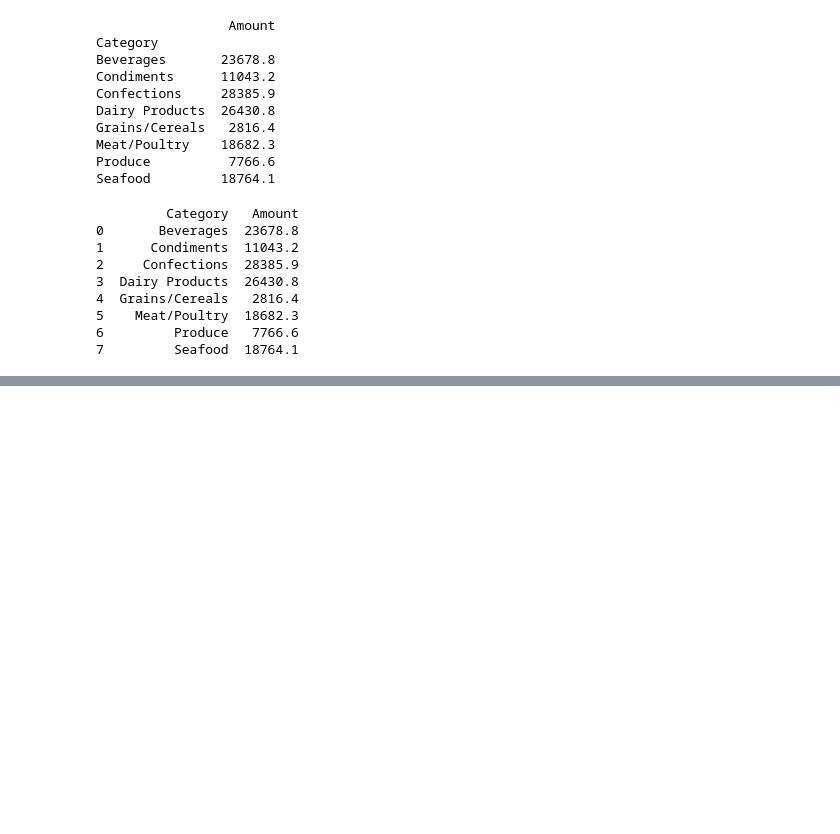
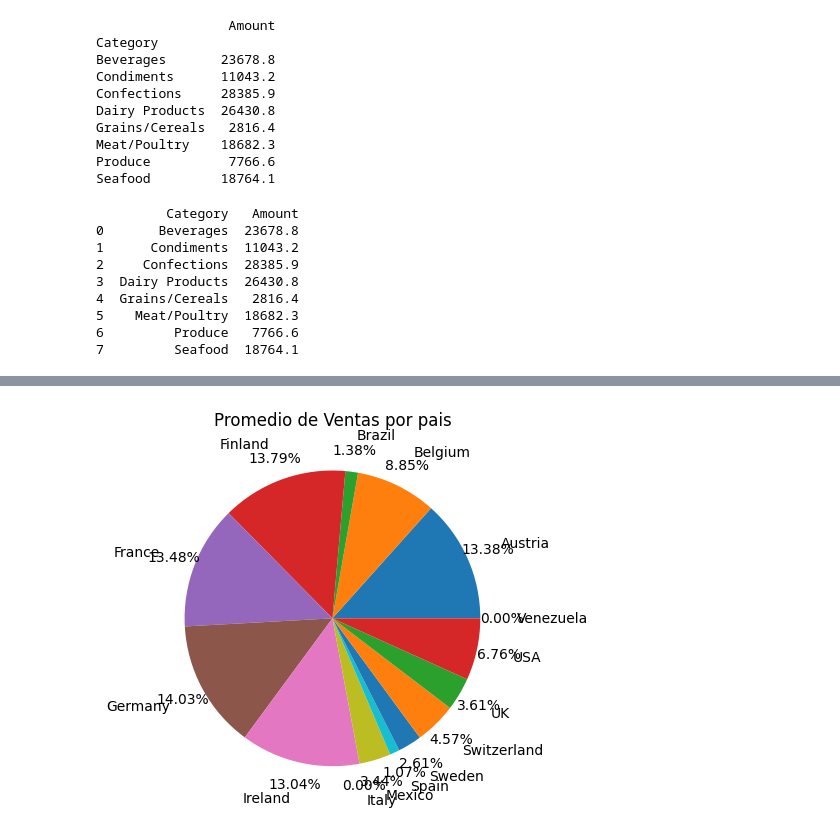
Before and after one commit to leocareer/python-course, a Jupyter notebook: 100924.ipynb, the cells around one changed output, grey strips where cells are left out. Saved outputs shown, nothing was run; the diff lists cells and outputs as text; code cells hidden in the pictures; blank space fills up the shorter version.

```diff
--- a/100924.ipynb
+++ b/100924.ipynb
@@ -283,0 +322,12 @@ year_group1.to_excel(file4, sheet_name='sheet 1', header=True, index=False)
+# %%
+year_prac1 = pd.read_excel('Seafood_Beverages.xlsx', sheet_name='Pedidos A')
+year_prac1 = round(year_prac1.groupby(['Ship Country']).Discount.mean(),2)
+year_prac1 = year_prac1.reset_index()
+year_prac1.to_csv('Country_Discount.csv', sep=',', index=False)
+# %%
+fig, ventas = plt.subplots()
+ventas.pie(year_prac1['Discount'], labels=year_prac1['Ship Country'], autopct='%.2f%%', pctdistance=1.15, labeldistance=1.25)
+ventas.set_title('Promedio de Ventas por pais')
+plt.show()
+# %% [output]
+[figure, added]
```
Also changed, not shown: parts of 6 cells of this notebook, 2 other files.
